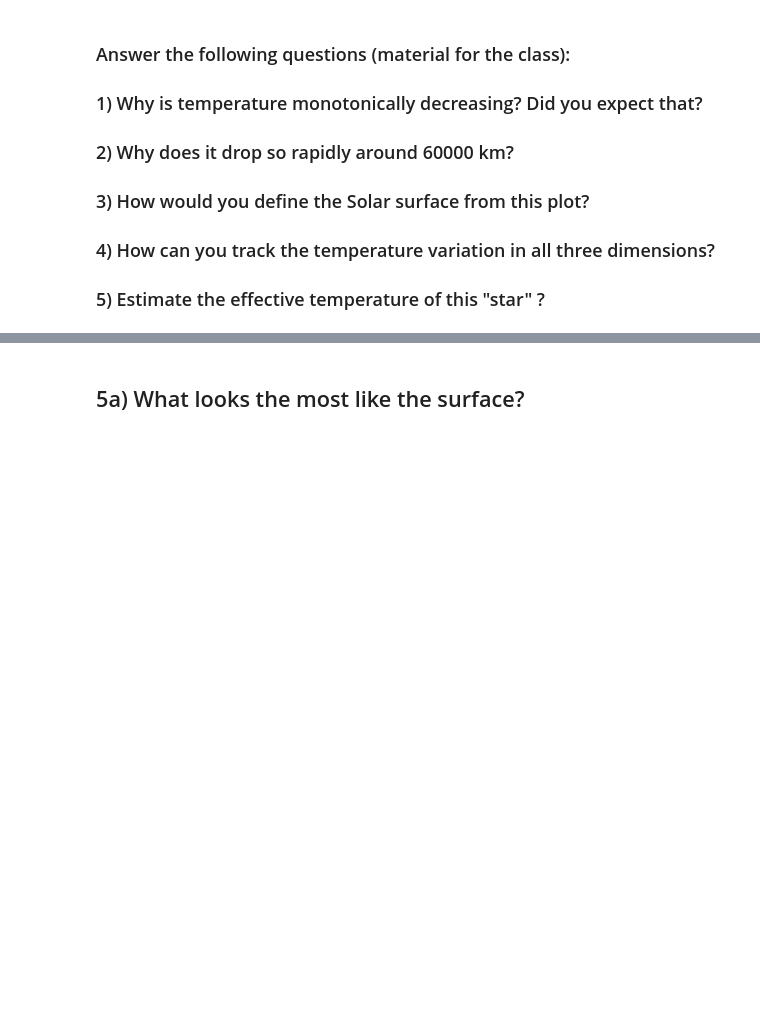
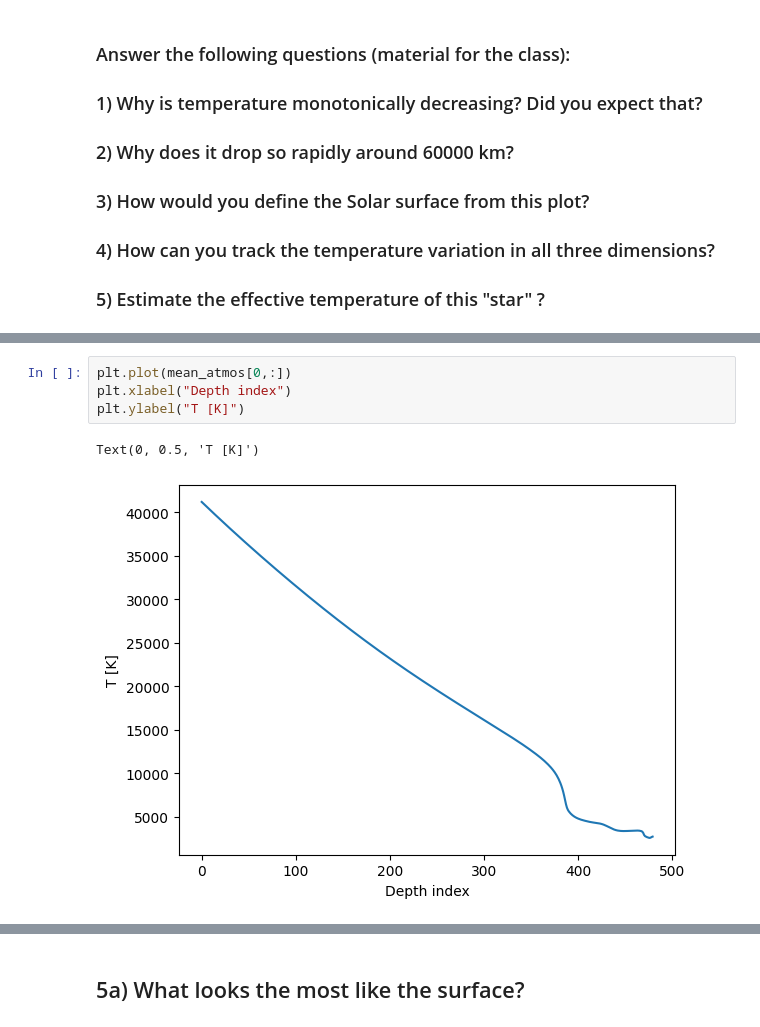
Before and after one commit to ivanzmilic/taipss, a Jupyter notebook: handson/handson6_convection_sim.ipynb, the cells around one changed output, grey strips where cells are left out. Drawn from its saved outputs; the diff is of its cells as text; blank space fills up the shorter version.

```diff
--- a/handson/handson6_convection_sim.ipynb
+++ b/handson/handson6_convection_sim.ipynb
@@ -74,0 +81,7 @@ Text(0, 0.5, 'T [K]')
+# %%
+plt.plot(mean_atmos[0,:])
+plt.xlabel("Depth index")
+plt.ylabel("T [K]")
+# %% [output]
+Text(0, 0.5, 'T [K]')
+[figure, added]
```
Also changed, not shown: parts of 8 cells of this notebook, 2 other files.
